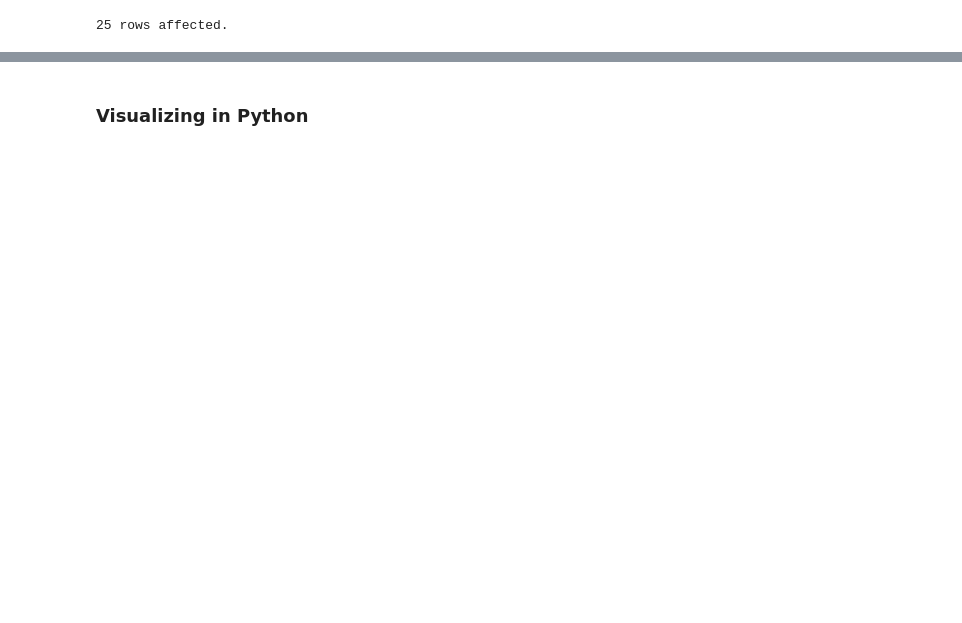
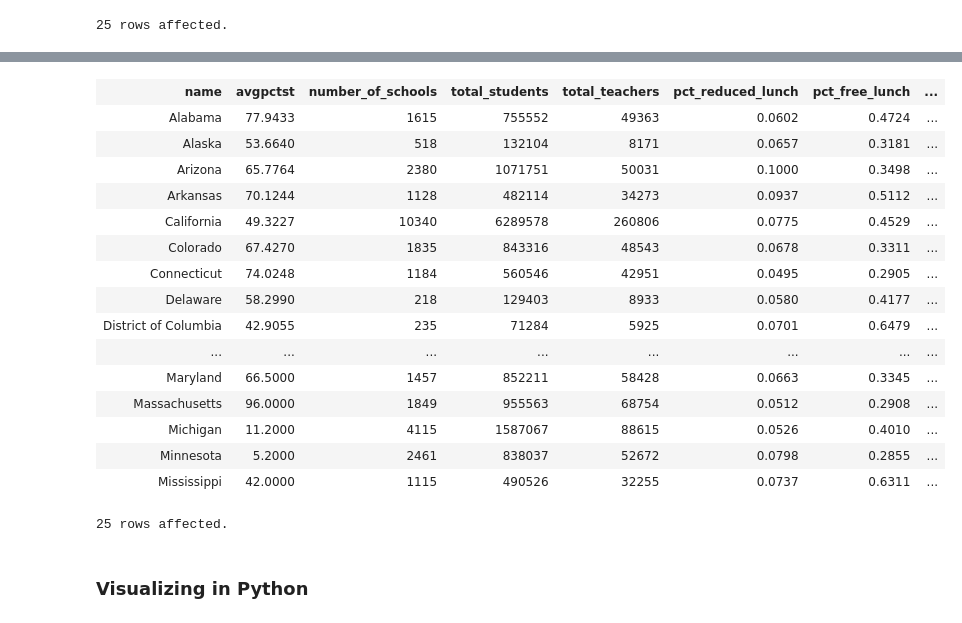
Before and after one commit to ameliachu/usElementaryRLAscores, a Jupyter notebook: Final_Project_Clean_1202.ipynb, the cells around one changed output, grey strips where cells are left out. Saved outputs shown, nothing was run; the diff lists cells and outputs as text; code cells hidden in the pictures; blank space fills up the shorter version.

```diff
--- a/Final_Project_Clean_1202.ipynb
+++ b/Final_Project_Clean_1202.ipynb
@@ -462,3 +666,35 @@ GROUP BY ST.name \
+# %%
+correlate2
+# %% [output]
+| name | avgpctst | number_of_schools | total_students | total_teachers | pct_reduced_lunch | pct_free_lunch | ... |
+| Alabama | 77.9433 | 1615 | 755552 | 49363 | 0.0602 | 0.4724 | ... |
+| Alaska | 53.6640 | 518 | 132104 | 8171 | 0.0657 | 0.3181 | ... |
+| Arizona | 65.7764 | 2380 | 1071751 | 50031 | 0.1000 | 0.3498 | ... |
+| Arkansas | 70.1244 | 1128 | 482114 | 34273 | 0.0937 | 0.5112 | ... |
+| California | 49.3227 | 10340 | 6289578 | 260806 | 0.0775 | 0.4529 | ... |
+| Colorado | 67.4270 | 1835 | 843316 | 48543 | 0.0678 | 0.3311 | ... |
+| Connecticut | 74.0248 | 1184 | 560546 | 42951 | 0.0495 | 0.2905 | ... |
+| Delaware | 58.2990 | 218 | 129403 | 8933 | 0.0580 | 0.4177 | ... |
+| District of Columbia | 42.9055 | 235 | 71284 | 5925 | 0.0701 | 0.6479 | ... |
+| ... | ... | ... | ... | ... | ... | ... | ... |
+| Maryland | 66.5000 | 1457 | 852211 | 58428 | 0.0663 | 0.3345 | ... |
+| Massachusetts | 96.0000 | 1849 | 955563 | 68754 | 0.0512 | 0.2908 | ... |
+| Michigan | 11.2000 | 4115 | 1587067 | 88615 | 0.0526 | 0.4010 | ... |
+| Minnesota | 5.2000 | 2461 | 838037 | 52672 | 0.0798 | 0.2855 | ... |
+| Mississippi | 42.0000 | 1115 | 490526 | 32255 | 0.0737 | 0.6311 | ... |
+# %%
+correlate2 = %%sql \
+SELECT A.name, A.avgpctst, B.number_of_schools, B.total_students, B.total_teachers, B.pct_reduced_lunch, B.pct_free_lunch, B.teacher_ratio, B.free_lunch, B.reduce_lunch, B.total_Native, B.pct_Native, B.total_Black, B.pct_Black, B.total_Hisp, B.pct_Hisp, B.total_Female, B.pct_Female, B.total_male, B.pct_male, B.total_White, B.pct_White \
+FROM (SELECT ST.name, SP.avgpctst \
+FROM state_proficiency SP inner join stateinfo ST on upper(SP.state) = upper(ST.name) \
+GROUP BY ST.name) A \
+INNER JOIN \
+( \
+SELECT ST.name, ST.numschool as number_of_schools, ST.teachratio as teacher_ratio, ST.totTeach as total_teachers, ST.totstudent as total_students, ST.reducelunch/ST.totstudent AS pct_reduced_lunch, ST.freelunch/ST.totstudent AS pct_free_lunch, ST.freelunch as free_lunch, ST.reducelunch as reduce_lunch, ST.totTwoPl/ST.totstudent as pct_TwoPlus, ST.totNative as total_Native, ST.totNative/ST.totstudent as pct_Native, ST.totAsian as total_Asian, ST.totAsian/ST.totstudent as pct_Asian, ST.totBlack as total_Black, ST.totBlack/ST.totstudent as pct_Black, ST.totHisp as total_Hisp, ST.totHisp/ST.totstudent as pct_Hisp, ST.totFemale as total_Female, ST.totFemale/ST.totstudent as pct_Female, ST.totWhite as total_White, ST.totWhite/ST.totstudent as pct_White, ST.totmale as total_male, ST.totmale/ST.totstudent as pct_male \
+FROM stateinfo ST inner join school S on upper(S.state) = upper(ST.name) \
+GROUP BY ST.name ) B ON A.name = B.name \
+# %% [output]
+25 rows affected.
 # %%
 #it would be interesting to explore does high # of certian ethnity influence the pecerent proficiecy of another ethnity
 # %% [markdown]
```
Also changed, not shown: parts of 65 cells of this notebook.
